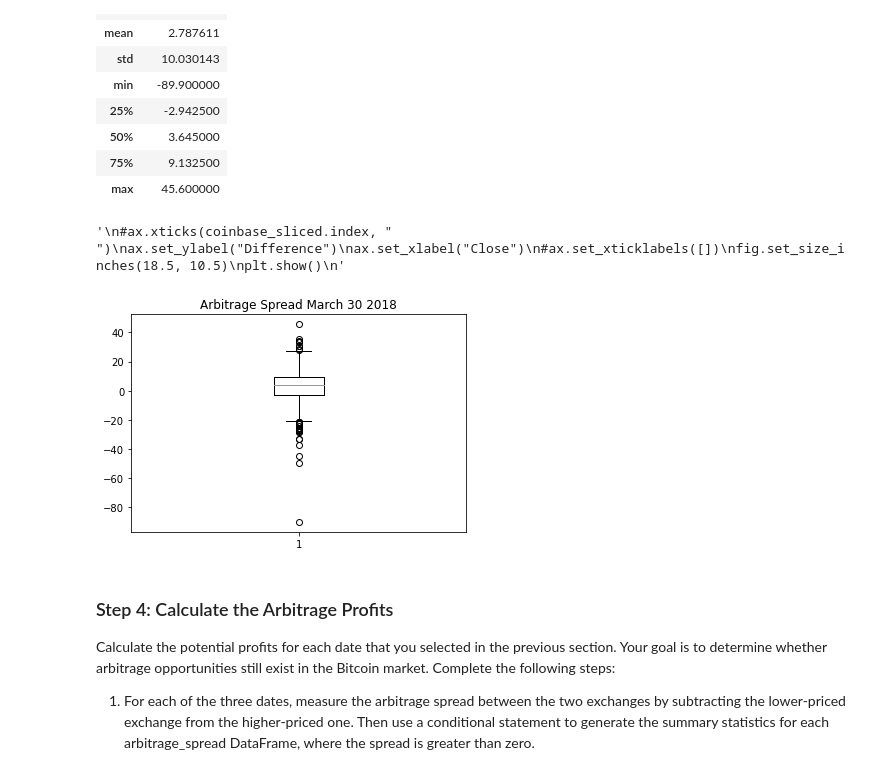
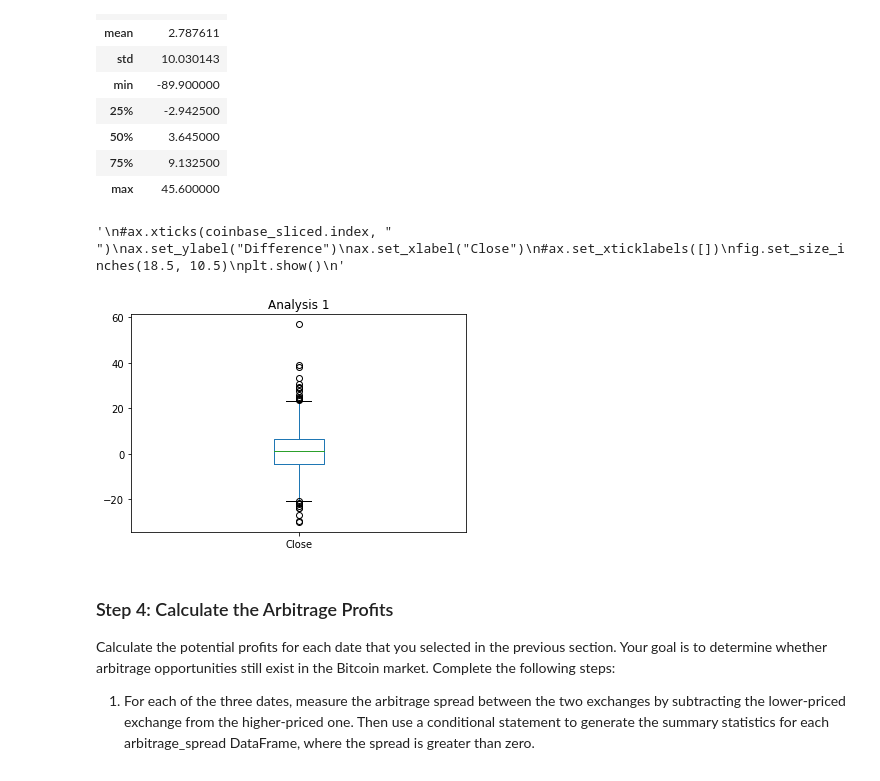
Before and after one commit to madhugirl/Crypto-Arbitrage-Opportunity, a Jupyter notebook: crypto_arbitrage.ipynb, the cells around one changed output. Saved outputs shown, nothing was run; the diff lists cells and outputs as text; code cells hidden in the pictures.

```diff
--- a/crypto_arbitrage.ipynb
+++ b/crypto_arbitrage.ipynb
@@ -673,21 +684,27 @@ See the caveats in the documentation: https://pandas.pydata.org/pandas-docs/stab
 | max | 45.600000 |
 # %%
 # Visualize the arbitrage spread from late in the dataset in a box plot  TA HELP!!!!!!
-fig,ax = plt.subplots(1)
 
-ax.set_title("Arbitrage Spread March 30 2018")
-ax.boxplot(arbitrage_spread_late["Close"])
+arbitrage_spread_3 = coinbase_sliced["Close"].loc ["2018-3-30"] - bitstamp_sliced["Close"].loc ["2018-3-30"]
+
+# fig,ax = plt.subplots(1)
+arbitrage_spread_3.plot(kind = "box", title = "Analysis 1")
+
+# fig,ax = plt.subplots(1)
+
+# ax.set_title("Arbitrage Spread March 30 2018")
+# ax.boxplot(arbitrage_spread_late["Close"])
 """
 #ax.xticks(coinbase_sliced.index, " ")
 ax.set_ylabel("Difference")
 ax.set_xlabel("Close")
 #ax.set_xticklabels([])
 fig.set_size_inches(18.5, 10.5)
 plt.show()
 """
 # %% [output]
 '\n#ax.xticks(coinbase_sliced.index, " ")\nax.set_ylabel("Difference")\nax.set_xlabel("Close")\n#ax.set_xticklabels([])\nfig.set_size_inches(18.5, 10.5)\nplt.show()\n'
-[figure, old version]
+[figure, new version]
 # %% [markdown]
 ### Step 4: Calculate the Arbitrage Profits
 
```
Also changed, not shown: parts of 9 cells of this notebook.
